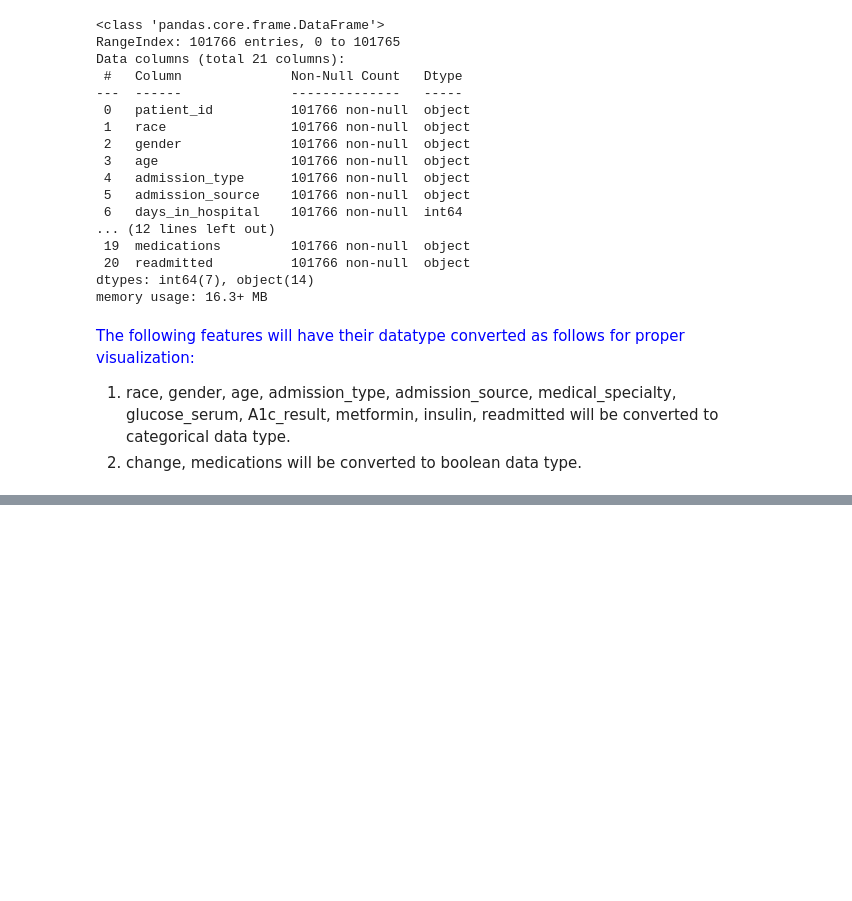
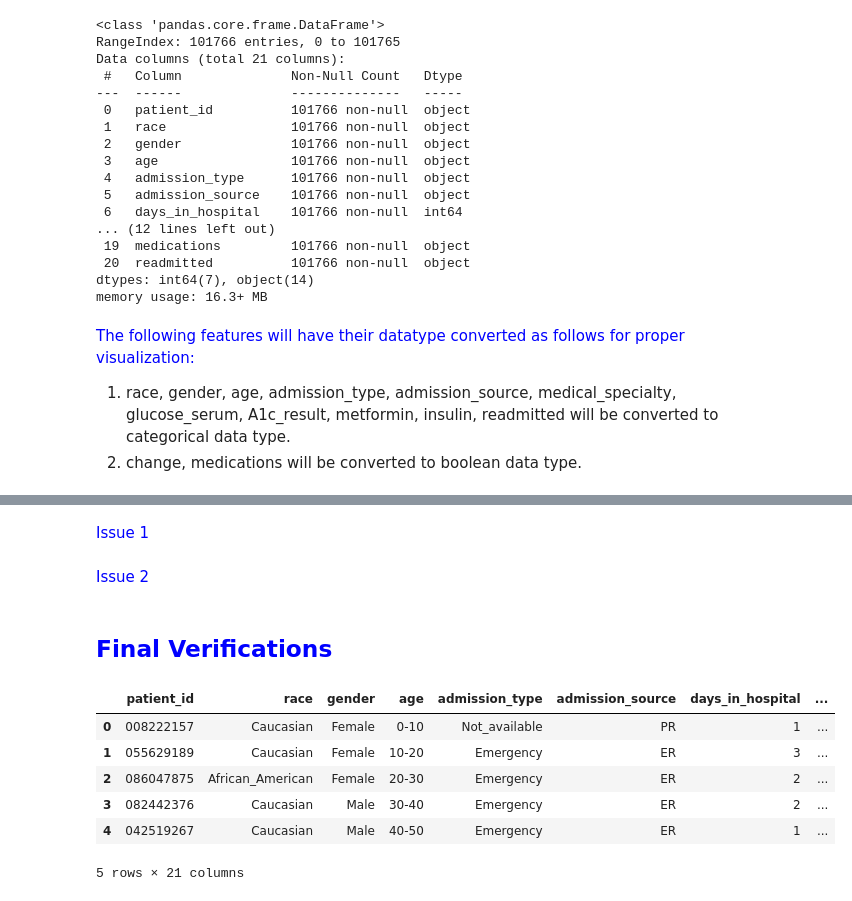
Before and after one commit to Merci93/Diabetes_in_the_US, a Jupyter notebook: US_diabetes_Analysis.ipynb, the cells around one changed output, grey strips where cells are left out. Saved outputs shown, nothing was run; the diff lists cells and outputs as text; code cells hidden in the pictures; blank space fills up the shorter version.

Commit message:
fixed data types for visualizations

```diff
--- a/US_diabetes_Analysis.ipynb
+++ b/US_diabetes_Analysis.ipynb
@@ -665,0 +684,2 @@ memory usage: 16.3+ MB
+# %% [markdown]
+<span style = 'color:blue'> Issue 1</span>
@@ -665,0 +698,2 @@ memory usage: 16.3+ MB
+# %% [markdown]
+<span style = 'color:blue'> Issue 2</span>
@@ -666,3 +703,15 @@ memory usage: 16.3+ MB
+# %% [markdown]
+## <span style = 'color:blue'> Final Verifications</span>
+# %%
+diabetes.head()
+# %% [output]
+|  | patient_id | race | gender | age | admission_type | admission_source | days_in_hospital | ... |
+| 0 | 008222157 | Caucasian | Female | 0-10 | Not_available | PR | 1 | ... |
+| 1 | 055629189 | Caucasian | Female | 10-20 | Emergency | ER | 3 | ... |
+| 2 | 086047875 | African_American | Female | 20-30 | Emergency | ER | 2 | ... |
+| 3 | 082442376 | Caucasian | Male | 30-40 | Emergency | ER | 2 | ... |
+| 4 | 042519267 | Caucasian | Male | 40-50 | Emergency | ER | 1 | ... |
+5 rows × 21 columns
 # %%
 diabetes
 # %% [output]
```
Also changed, not shown: parts of 5 cells of this notebook.
